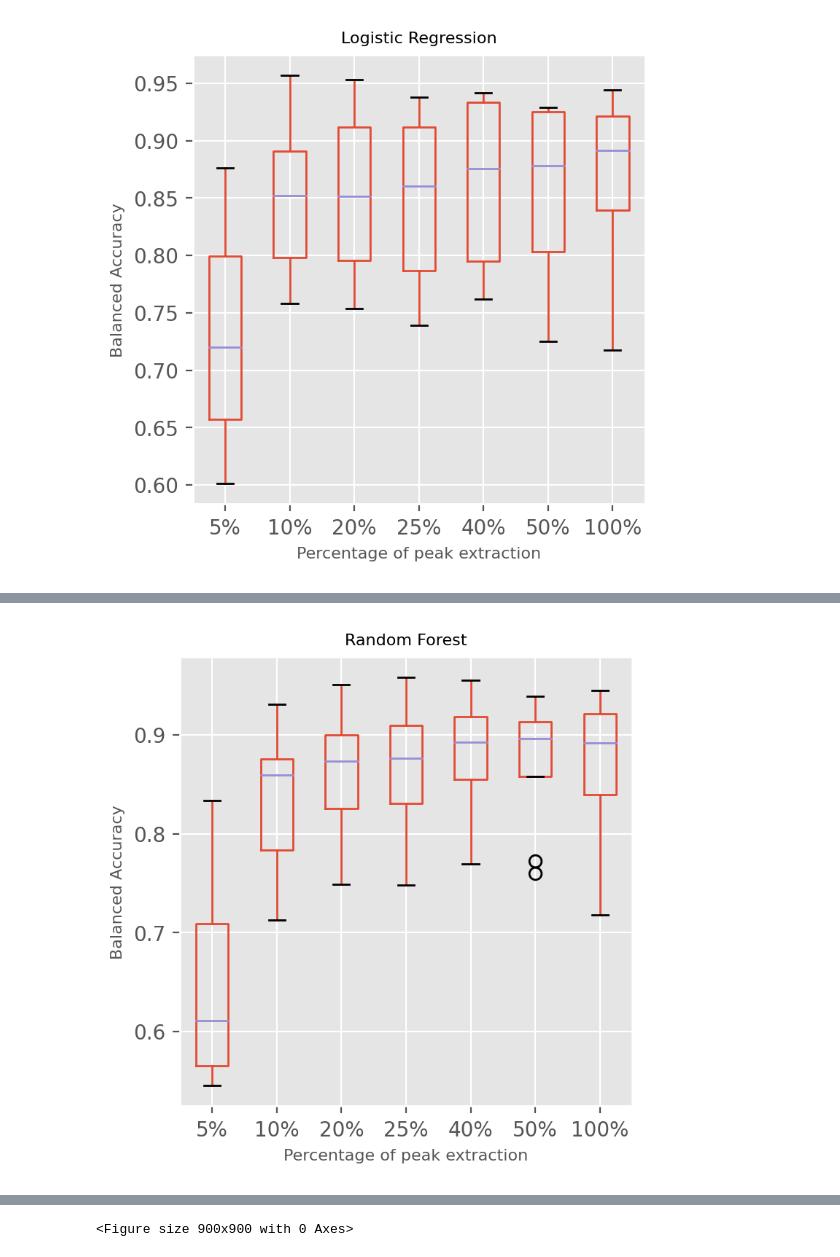
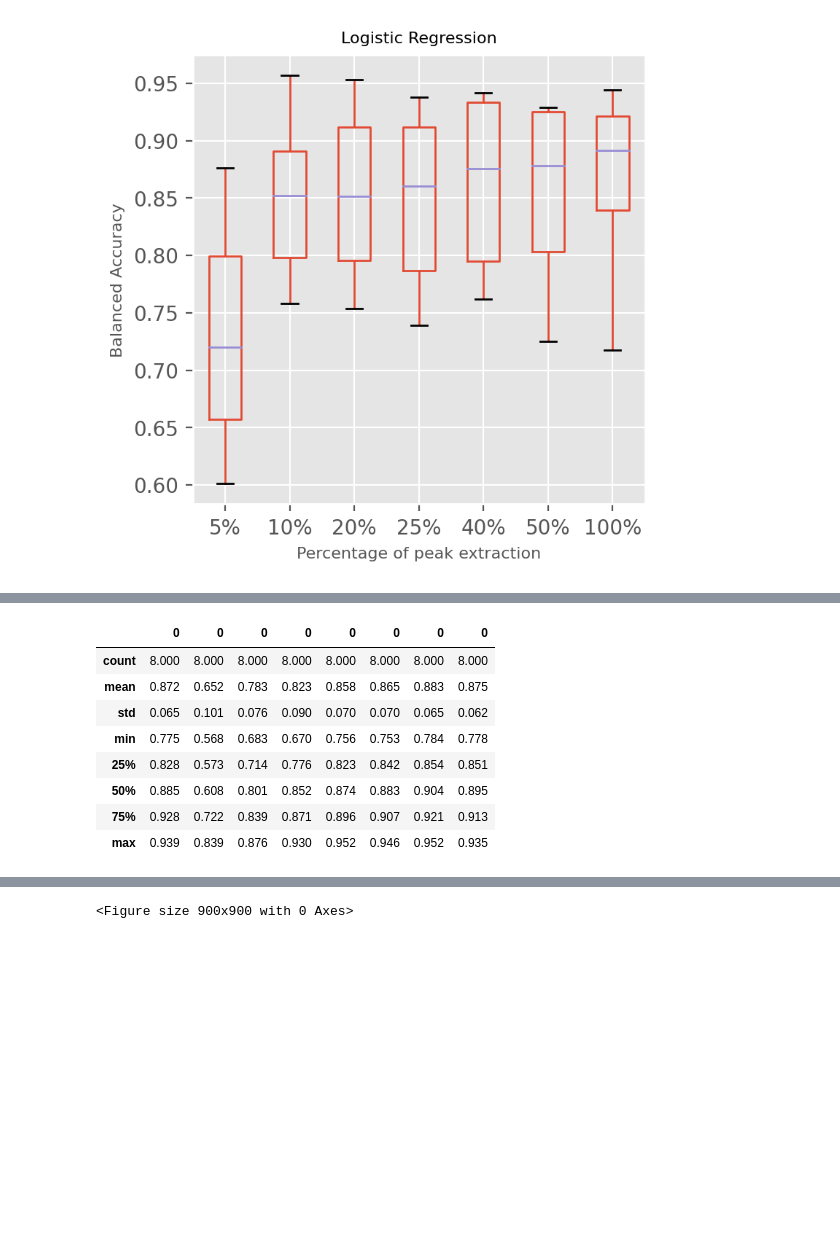
Before and after one commit to klailag/SupervisedTDAMethodForMALDI, a Jupyter notebook: pythonCode/main.ipynb, the cells around one changed output, grey strips where cells are left out. Saved outputs shown, nothing was run; the diff lists cells and outputs as text; code cells hidden in the pictures; blank space fills up the shorter version.

```diff
--- a/pythonCode/main.ipynb
+++ b/pythonCode/main.ipynb
@@ -97,7 +98,9 @@ def cvAccuracy(tmas, X, resp, classifier):
     tmas_vals_test  = []
     tmas_res_train  = []
     tmas_vals_train = []
+    #WE fix this params in order to prevent from overfitting
 
+    mtry =  round(math.sqrt(p))
     for tma in range(1, len(tmas_names)+1):
 
         X_train = X.iloc[tmas[tmas != tma].index, :]
@@ -128,7 +131,7 @@ def cvAccuracy(tmas, X, resp, classifier):
 
         if (classifier == 'rf'):
 
-            rf = RandomForestClassifier(n_estimators= 500, random_state= 1234)
+            rf = RandomForestClassifier(n_estimators= 500, random_state= 1234, criterion = 'gini', max_features=mtry)
 
             rf.fit(X_train, y_train.values.ravel())
 
@@ -245,21 +224,0 @@ rf_k7_1
-# %%
-matplotlib.style.use('ggplot')
-
-fig = plt.figure(figsize=(4, 4), dpi=200)
-results = pd.concat([pd.Series(rf_k1_1), pd.Series(rf_k3_1),
-                     pd.Series(rf_k4_1), pd.Series(rf_k5_1),
-                     pd.Series(rf_k6_1), pd.Series(rf_k7_1), pd.Series(q1)], axis=1)
-
-results = pd.DataFrame(results)
-
-box = results.boxplot()
-
-#[0.01, 0.05, 0.1, 0.2, 0.25, 0.4, 0.5]
-box.set_xticklabels(['5%', '10%','20%', '25%', '40%', '50%', '100%'])
-box.set_xlabel('Percentage of peak extraction', fontsize=8)
-box.set_ylabel('Balanced Accuracy', fontsize=8)
-box.set_title('Random Forest', fontsize=8)
-#sns.boxplot(results.iloc[:, 0:1])
-plt.savefig("results/balanced_accuracy_rf.pdf", format="pdf", bbox_inches="tight")
-# %% [output]
-[figure, removed]
@@ -265,0 +235,12 @@ plt.savefig("results/balanced_accuracy_rf.pdf", format="pdf", bbox_inches="tight
+# %%
+results_rf_to_latex
+# %% [output]
+|  | 0 | 0 | 0 | 0 | 0 | 0 | 0 | 0 |
+| count | 8.000 | 8.000 | 8.000 | 8.000 | 8.000 | 8.000 | 8.000 | 8.000 |
+| mean | 0.872 | 0.652 | 0.783 | 0.823 | 0.858 | 0.865 | 0.883 | 0.875 |
+| std | 0.065 | 0.101 | 0.076 | 0.090 | 0.070 | 0.070 | 0.065 | 0.062 |
+| min | 0.775 | 0.568 | 0.683 | 0.670 | 0.756 | 0.753 | 0.784 | 0.778 |
+| 25% | 0.828 | 0.573 | 0.714 | 0.776 | 0.823 | 0.842 | 0.854 | 0.851 |
+| 50% | 0.885 | 0.608 | 0.801 | 0.852 | 0.874 | 0.883 | 0.904 | 0.895 |
+| 75% | 0.928 | 0.722 | 0.839 | 0.871 | 0.896 | 0.907 | 0.921 | 0.913 |
+| max | 0.939 | 0.839 | 0.876 | 0.930 | 0.952 | 0.946 | 0.952 | 0.935 |
```
Also changed, not shown: parts of 12 cells of this notebook.
